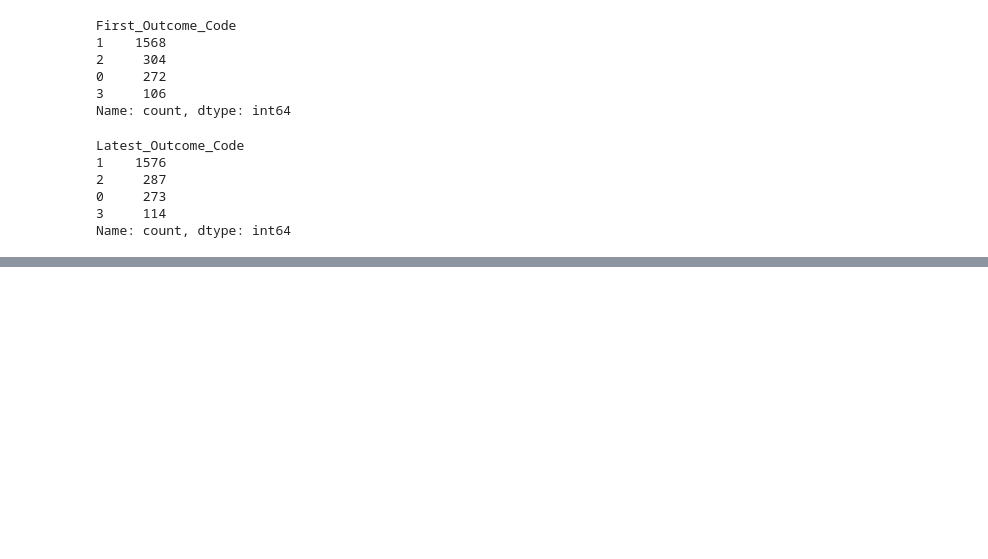
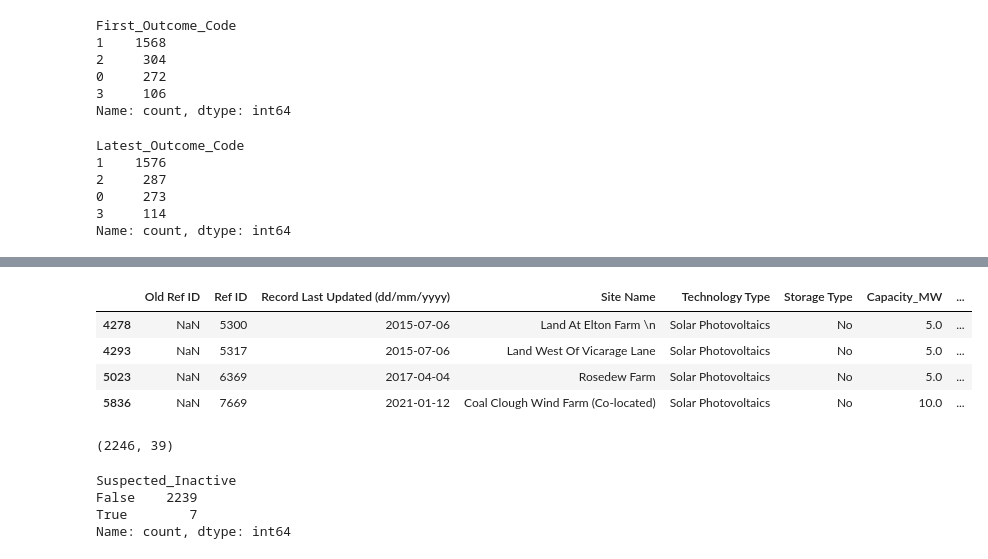
Before and after one commit to Chhchroncode/Data-Science-Solar-with-Cox, a Jupyter notebook: Python/Python_data_cleaning.ipynb, the cells around one changed output, grey strips where cells are left out. Saved outputs shown, nothing was run; the diff lists cells and outputs as text; code cells hidden in the pictures; blank space fills up the shorter version.

```diff
--- a/Python/Python_data_cleaning.ipynb
+++ b/Python/Python_data_cleaning.ipynb
@@ -1100,3 +1206,23 @@ print(solar.notna().sum())
 # %%
-solar.columns.tolist()
+solar[solar['time_end_days']>2500]
+# %% [output]
+|  | Old Ref ID | Ref ID | Record Last Updated (dd/mm/yyyy) | Site Name | Technology Type | Storage Type | Capacity_MW | ... |
+| 4278 | NaN | 5300 | 2015-07-06 | Land At Elton Farm \n | Solar Photovoltaics | No | 5.0 | ... |
+| 4293 | NaN | 5317 | 2015-07-06 | Land West Of Vicarage Lane | Solar Photovoltaics | No | 5.0 | ... |
+| 5023 | NaN | 6369 | 2017-04-04 | Rosedew Farm | Solar Photovoltaics | No | 5.0 | ... |
+| 5836 | NaN | 7669 | 2021-01-12 | Coal Clough Wind Farm (Co-located) | Solar Photovoltaics | No | 10.0 | ... |
+# %%
+solar=solar[solar['time_first_days']<3000]
+solar.shape
+# %% [output]
+(2246, 39)
+# %%
+#Adding Column indicating suspected inactive projects, with test sensitivity of models to this
+solar['Suspected_Inactive']=(solar['time_first_days']>1825)&(solar['Latest_Outcome']=='Pending')
+print(solar['Suspected_Inactive'].value_counts())
+# %% [output]
+Suspected_Inactive
+False    2239
+True        7
+Name: count, dtype: int64
 # %%
```
Also changed, not shown: parts of 24 cells of this notebook.
